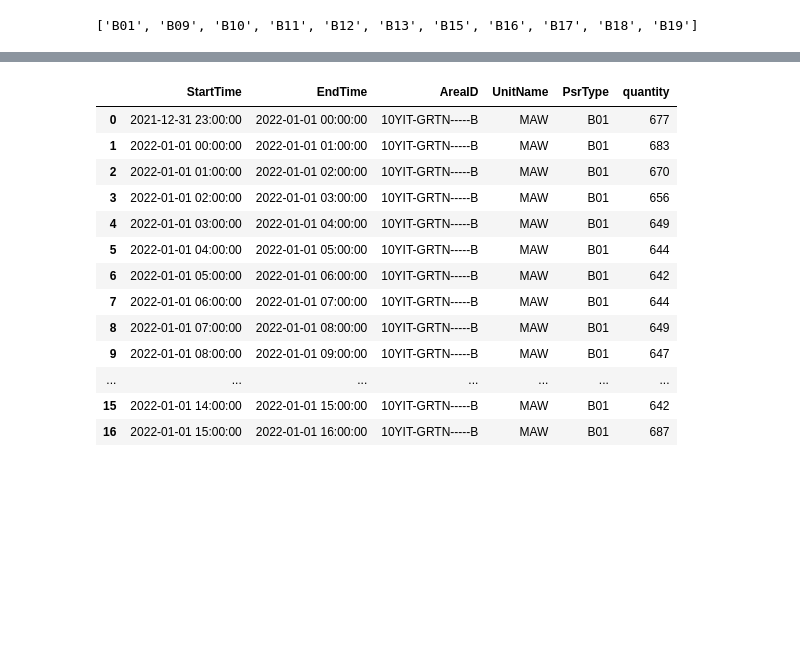
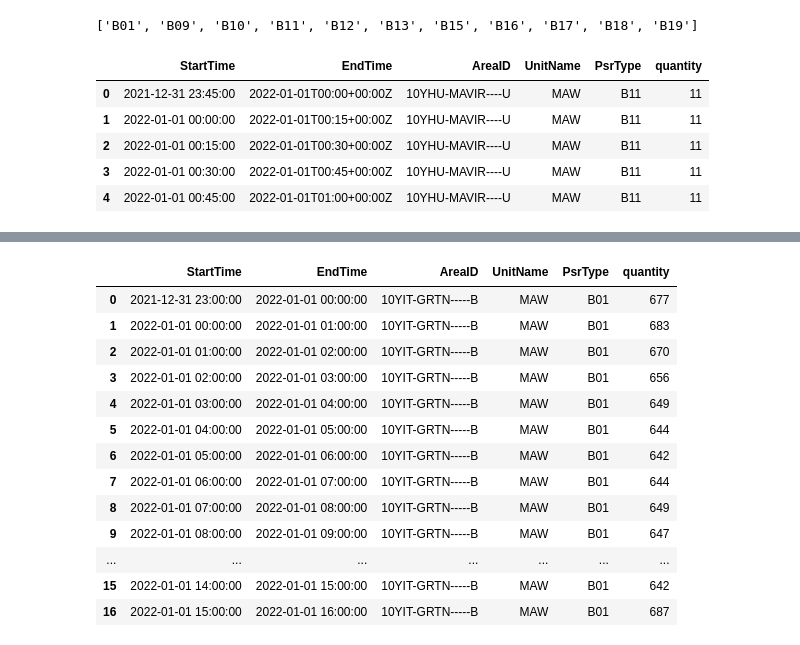
Before and after one commit to s-matke/eco-forecast, a Jupyter notebook: src/combine_data.ipynb, the cells around one changed output, grey strips where cells are left out. Saved outputs shown, nothing was run; the diff lists cells and outputs as text; code cells hidden in the pictures; blank space fills up the shorter version.

```diff
--- a/src/combine_data.ipynb
+++ b/src/combine_data.ipynb
@@ -68,0 +84,9 @@ df2 = pd.read_csv('/home/stefan/Documents/Workspace/Python/ML/Hackathon/eco-fore
+# %%
+df2.head()
+# %% [output]
+|  | StartTime | EndTime | AreaID | UnitName | PsrType | quantity |
+| 0 | 2021-12-31 23:45:00 | 2022-01-01T00:00+00:00Z | 10YHU-MAVIR----U | MAW | B11 | 11 |
+| 1 | 2022-01-01 00:00:00 | 2022-01-01T00:15+00:00Z | 10YHU-MAVIR----U | MAW | B11 | 11 |
+| 2 | 2022-01-01 00:15:00 | 2022-01-01T00:30+00:00Z | 10YHU-MAVIR----U | MAW | B11 | 11 |
+| 3 | 2022-01-01 00:30:00 | 2022-01-01T00:45+00:00Z | 10YHU-MAVIR----U | MAW | B11 | 11 |
+| 4 | 2022-01-01 00:45:00 | 2022-01-01T01:00+00:00Z | 10YHU-MAVIR----U | MAW | B11 | 11 |
```
Also changed, not shown: parts of 19 cells of this notebook, 1 other file.
